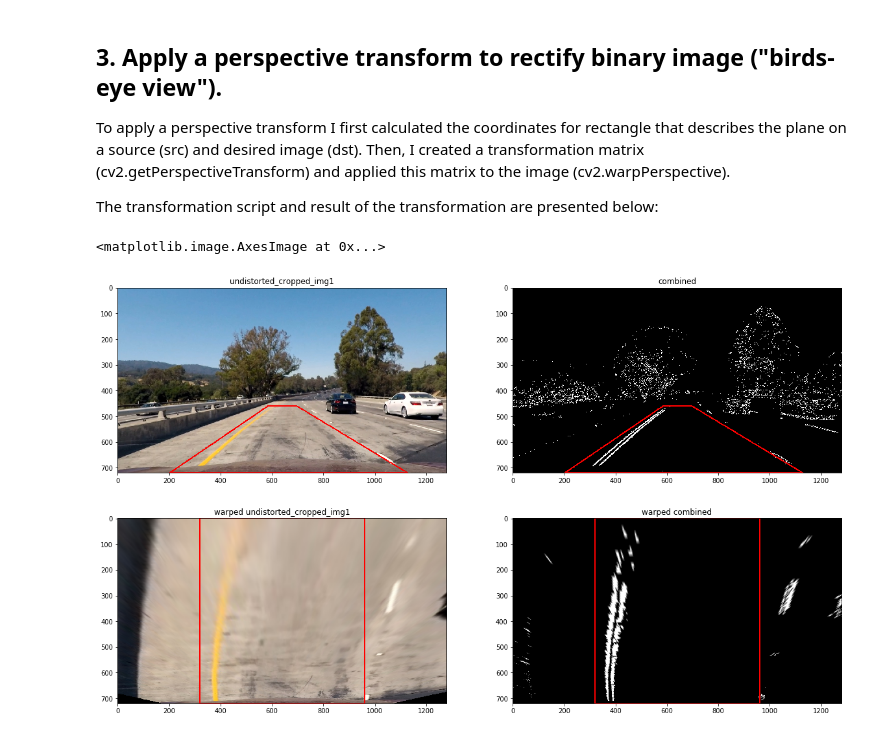
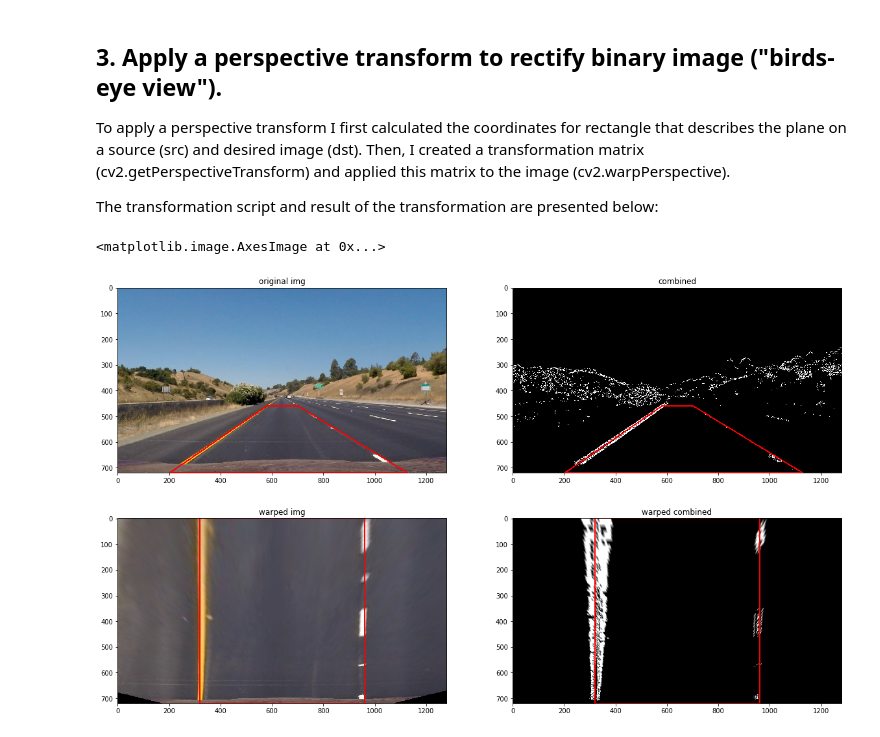
Before and after one commit to aponamarev/CarND-Advanced-Lane-Lines, a Jupyter notebook: advanced_paths_finding.ipynb, the cells around one changed output. Cells and saved outputs as stored; diff of their text form; code cells hidden in the pictures.

```diff
--- a/advanced_paths_finding.ipynb
+++ b/advanced_paths_finding.ipynb
@@ -31,12 +31,15 @@ cc = CC(calibration_file)
 # Read and undistort an image
 test_img_path1 = "test_images/test1.jpg"
 test_img_path2 = "test_images/straight_lines1.jpg"
+#test_img_path2 = "/Users/aponamaryov/Desktop/test2.png"
 test_img1 = cv2.cvtColor(cv2.imread(test_img_path1), cv2.COLOR_BGR2RGB)
 test_img2 = cv2.cvtColor(cv2.imread(test_img_path2), cv2.COLOR_BGR2RGB)
 undistorted_img1 = cc.undistort(test_img1, 1)
 undistorted_img2 = cc.undistort(test_img2, 1)
-undistorted_cropped_img1 = cc.undistort(test_img1)
-undistorted_cropped_img2 = cc.undistort(test_img2)
+#undistorted_cropped_img1 = cc.undistort(test_img1)
+#undistorted_cropped_img2 = cc.undistort(test_img2)
+undistorted_cropped_img1 = test_img1
+undistorted_cropped_img2 = test_img2
 # %%
 # Visualize resulting images
 f = plt.figure(figsize=[20,18])
@@ -150,7 +153,8 @@ Based to the results presented above, Sobel gradient with x orientation is a goo
 
 Out current approach relies on gray scale image and doesn't use color information. Color information, however, can help to further improve our solution. In order to capture color information, I will convert raw image into hsl image to validate which of the channels provies the best features for lane detection.
 # %%
-HLS_img = cv2.cvtColor(undistorted_cropped_img1, cv2.COLOR_RGB2HLS)
+img = undistorted_cropped_img2
+HLS_img = cv2.cvtColor(img, cv2.COLOR_RGB2HLS)
 h, l, s = HLS_img[:,:,0], HLS_img[:,:,1], HLS_img[:,:,2]
 f, (p1, p2, p3) = plt.subplots(1,3, figsize=[20, 6])
 p1.set_title("H channel")
@@ -166,10 +170,11 @@ p3.imshow(s, cmap="gray")
 S (saturation) channel seem to separate lanes vs. background the best. Therefore, I test the application of S channel for lane detection next.
 # %%
 # Transform and visualize images
-sobel_x_img = abs_sobel_thresh(s, kernel=3, thresh=(20, 100))
+sobel_x_img = mag_thresh(s, kernel=3, thresh=(20, 100))
+#sobel_x_img = abs_sobel_thresh(s, kernel=3, thresh=(20, 100))
 direct_sobel_img = dir_threshold(s, kernel=3, thresh=(30*np.pi/180, 80*np.pi/180))
-combined = np.zeros_like(sobel_x_img, dtype=np.uint8)
-combined[(sobel_x_img==1) & (direct_sobel_img==1)] = 1
+combined_S = np.zeros_like(sobel_x_img, dtype=np.uint8)
+combined_S[(sobel_x_img==1) & (direct_sobel_img==1)] = 1
 f, ((p1, p2), (p3, p4)) = plt.subplots(2,2, figsize=[20, 12])
 p1.set_title("S (saturation) channel")
 p1.imshow(s, cmap='gray')
@@ -205,10 +210,12 @@ def warper(img, src=None, dst=None):
         img_size = img.shape[::-1]
     else:
         assert False, "Provided image has incorrect shape {}. Image expected to have 2 or 3 dimentions".format(img.shape)
-    src = src or np.float32([[(img_size[0] / 2) - 55, img_size[1] / 2 + 100],
+    top_c_shift = 60
+    top_v_shift = 100
+    src = src or np.float32([[(img_size[0] / 2) - top_c_shift, img_size[1] / 2 + top_v_shift],
                              [((img_size[0] / 6) - 10), img_size[1]],
                              [(img_size[0] * 5 / 6) + 60, img_size[1]],
-                             [(img_size[0] / 2 + 55), img_size[1] / 2 + 100]])
+                             [(img_size[0] / 2 + top_c_shift), img_size[1] / 2 + top_v_shift]])
     dst = dst or np.float32([[(img_size[0] / 4), 0],
                              [(img_size[0] / 4), img_size[1]],
                              [(img_size[0] * 3 / 4), img_size[1]],
@@ -217,24 +224,25 @@ def warper(img, src=None, dst=None):
     M = cv2.getPerspectiveTransform(src, dst)
     return cv2.warpPerspective(img, M, img_size), (src, dst)
 # %%
-rgb_combined = np.dstack([combined,combined,combined])*255
+rgb_combined = np.dstack([combined_S,combined_S,combined_S])*255
+#rgb_combined = np.dstack([combined,combined,combined])*255
 warped_combined, (src, dst) = warper(rgb_combined)
 rgb_combined = visualize_planes(rgb_combined, src)
 warped_combined = visualize_planes(warped_combined, dst)
-warped_undistorted_cropped_img1, (src, dst) = warper(undistorted_cropped_img1)
-undistorted_cropped_img1 = visualize_planes(undistorted_cropped_img1, src)
-warped_undistorted_cropped_img1 = visualize_planes(warped_undistorted_cropped_img1, dst)
+warped_img, (src, dst) = warper(img)
+undistorted_cropped_img2 = visualize_planes(undistorted_cropped_img2, src)
+warped_img = visualize_planes(warped_img, dst)
 
 
 fig, ((p11, p12),(p21, p22)) = plt.subplots(2,2, figsize=[20,12])
-p11.set_title("undistorted_cropped_img1")
-p11.imshow(undistorted_cropped_img1)
-p21.set_title("warped undistorted_cropped_img1")
-p21.imshow(warped_undistorted_cropped_img1)
+p11.set_title("original img")
+p11.imshow(img)
+p21.set_title("warped img")
+p21.imshow(warped_img)
 p12.set_title("combined")
 p12.imshow(rgb_combined)
 p22.set_title("warped combined")
 p22.imshow(warped_combined)
 # %% [output]
 <matplotlib.image.AxesImage at 0x...>
-[figure, old version]
+[figure, new version]
```
Also changed, not shown: parts of 4 cells of this notebook, 4 other files.
